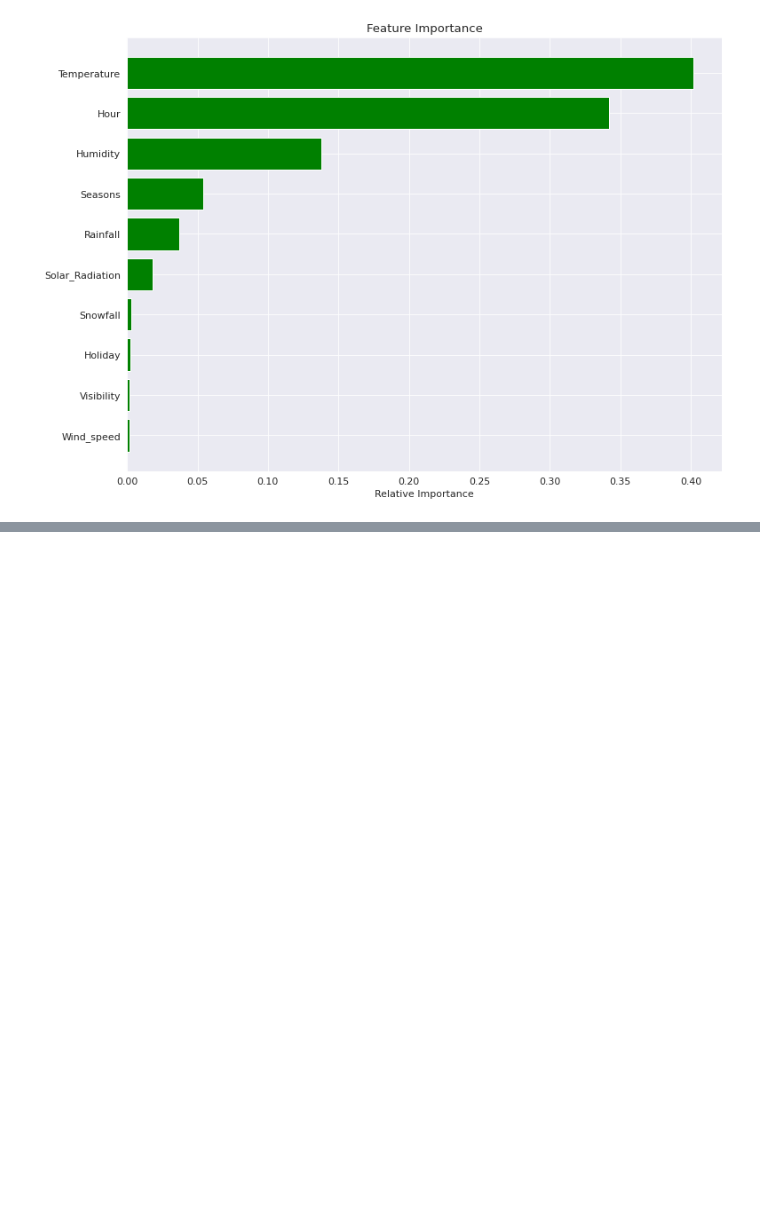
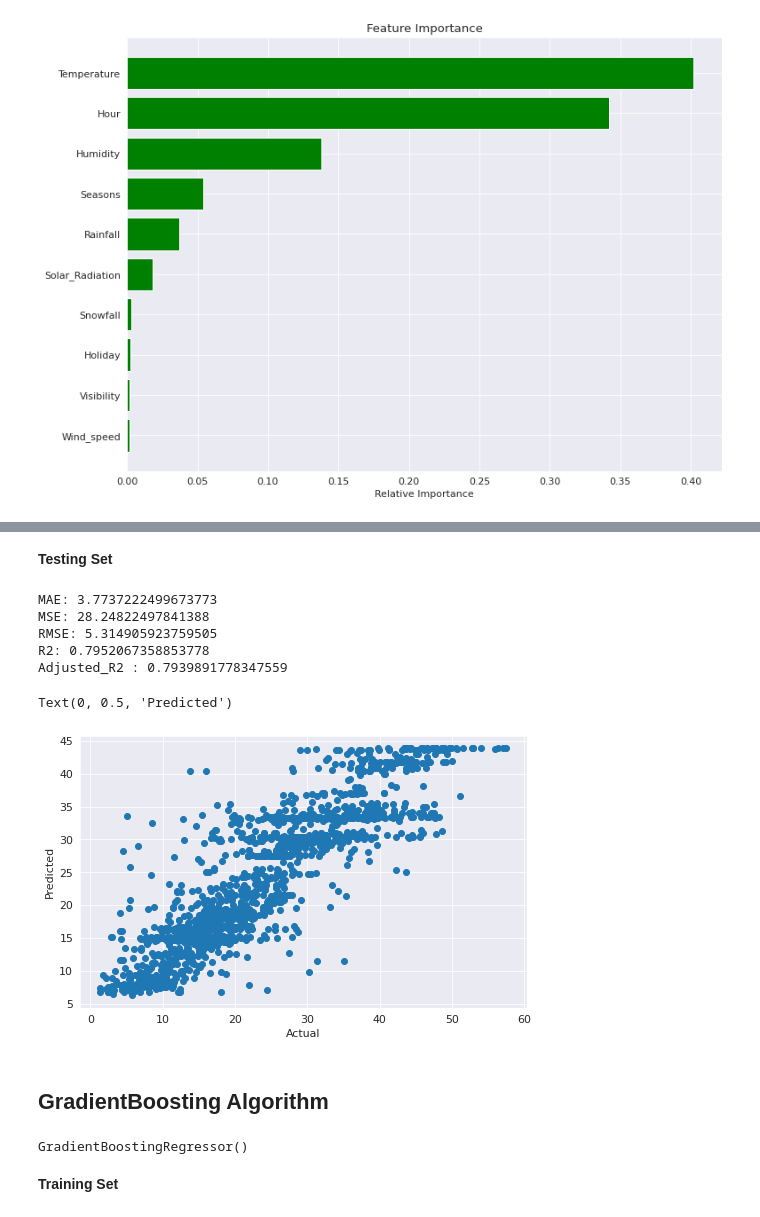
Before and after one commit to victorious07/Seoul-Bike-Sharing-Demand-Prediction, a Jupyter notebook: Seoul_Bike_Sharing_Demand_Prediction_Capstone_Project.ipynb, the cells around one changed output, grey strips where cells are left out. Cells and saved outputs as stored; diff of their text form; code cells hidden in the pictures; blank space fills up the shorter version.

```diff
--- a/Seoul_Bike_Sharing_Demand_Prediction_Capstone_Project.ipynb
+++ b/Seoul_Bike_Sharing_Demand_Prediction_Capstone_Project.ipynb
@@ -717,0 +722,3 @@ plt.show()
+# %%
+random_forest = RandomForestRegressor(n_estimators=200,max_depth=6)
+random_forest.fit(X_train,Y_train)
@@ -717,0 +727,3 @@ plt.show()
+# %%
+y_train_pred = random_forest.predict(X_train)
+y_test_pred = random_forest.predict(X_test)
@@ -717,0 +752,2 @@ plt.show()
+# %% [markdown]
+**Testing Set**
@@ -717,0 +756,8 @@ plt.show()
+# %%
+print(f'MAE: {evaluation_score[0]}\nMSE: {evaluation_score[1]}\nRMSE: {evaluation_score[2]}\nR2: {evaluation_score[3]}\nAdjusted_R2 : {evaluation_score[4]}')
+# %% [output]
+MAE: 3.7737222499673773
+MSE: 28.24822497841388
+RMSE: 5.314905923759505
+R2: 0.7952067358853778
+Adjusted_R2 : 0.7939891778347559
@@ -717,0 +773,9 @@ plt.show()
+# %%
+plt.scatter(Y_test, y_test_pred)
+plt.xlabel('Actual')
+plt.ylabel('Predicted')
+# %% [output]
+Text(0, 0.5, 'Predicted')
+[figure, added]
+# %% [markdown]
+## **GradientBoosting Algorithm**
@@ -717,0 +784,5 @@ plt.show()
+# %%
+GBM = GradientBoostingRegressor()
+GBM.fit(X_train,Y_train)
+# %% [output]
+GradientBoostingRegressor()
@@ -717,0 +792,2 @@ plt.show()
+# %% [markdown]
+**Training Set**
```
Also changed, not shown: parts of 35 cells of this notebook.
